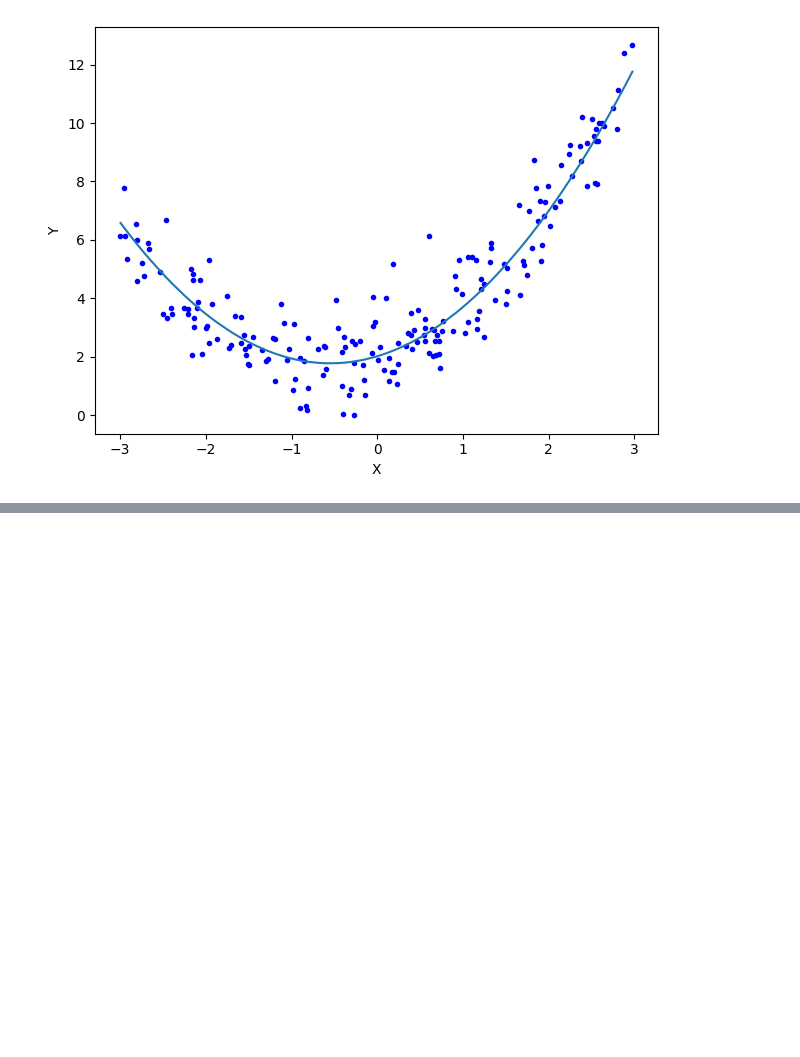
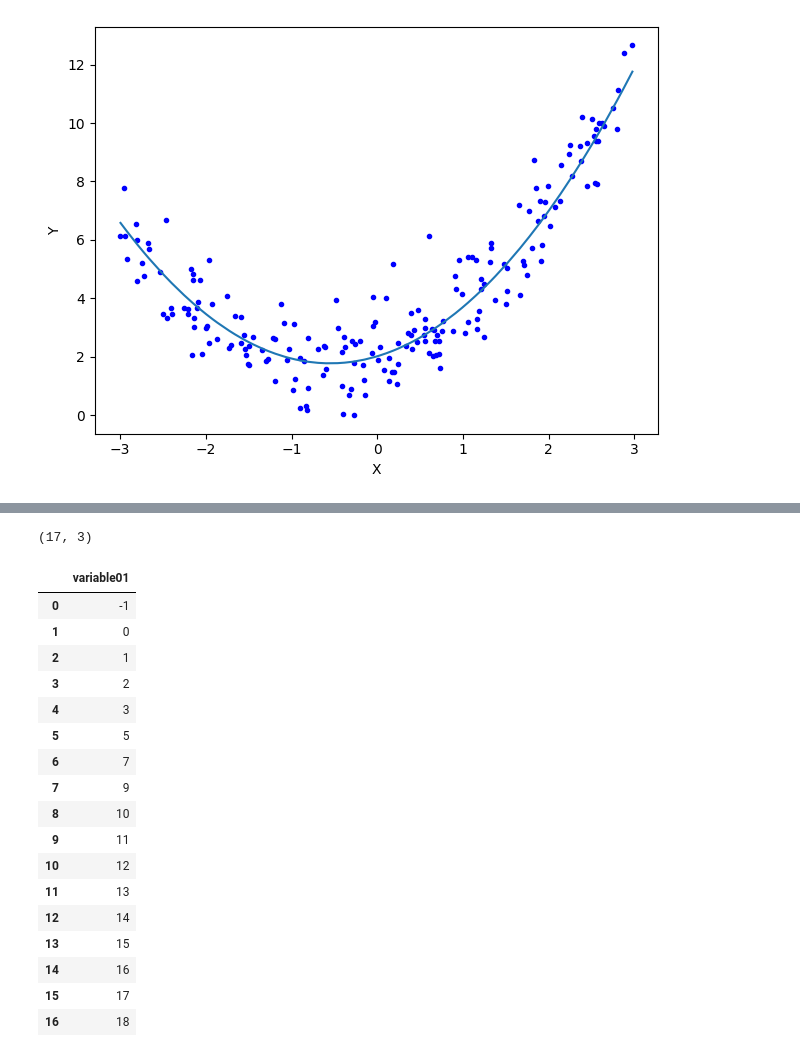
Before and after one commit to FredArgoX/ChaoticTest_DataX, a Jupyter notebook: ChaoticTest_PolyRegres.ipynb, the cells around one changed output, grey strips where cells are left out. Cells and saved outputs as stored; diff of their text form; code cells hidden in the pictures; blank space fills up the shorter version.

```diff
--- a/ChaoticTest_PolyRegres.ipynb
+++ b/ChaoticTest_PolyRegres.ipynb
@@ -144,0 +178,27 @@ plt.show()
+# %%
+pf2 = PolynomialFeatures(degree=2)
+x2 = pf2.fit_transform(x)
+x2.shape
+# %% [output]
+(17, 3)
+# %%
+x
+# %% [output]
+|  | variable01 |
+| 0 | -1 |
+| 1 | 0 |
+| 2 | 1 |
+| 3 | 2 |
+| 4 | 3 |
+| 5 | 5 |
+| 6 | 7 |
+| 7 | 9 |
+| 8 | 10 |
+| 9 | 11 |
+| 10 | 12 |
+| 11 | 13 |
+| 12 | 14 |
+| 13 | 15 |
+| 14 | 16 |
+| 15 | 17 |
+| 16 | 18 |
```
Also changed, not shown: parts of 26 cells of this notebook.
